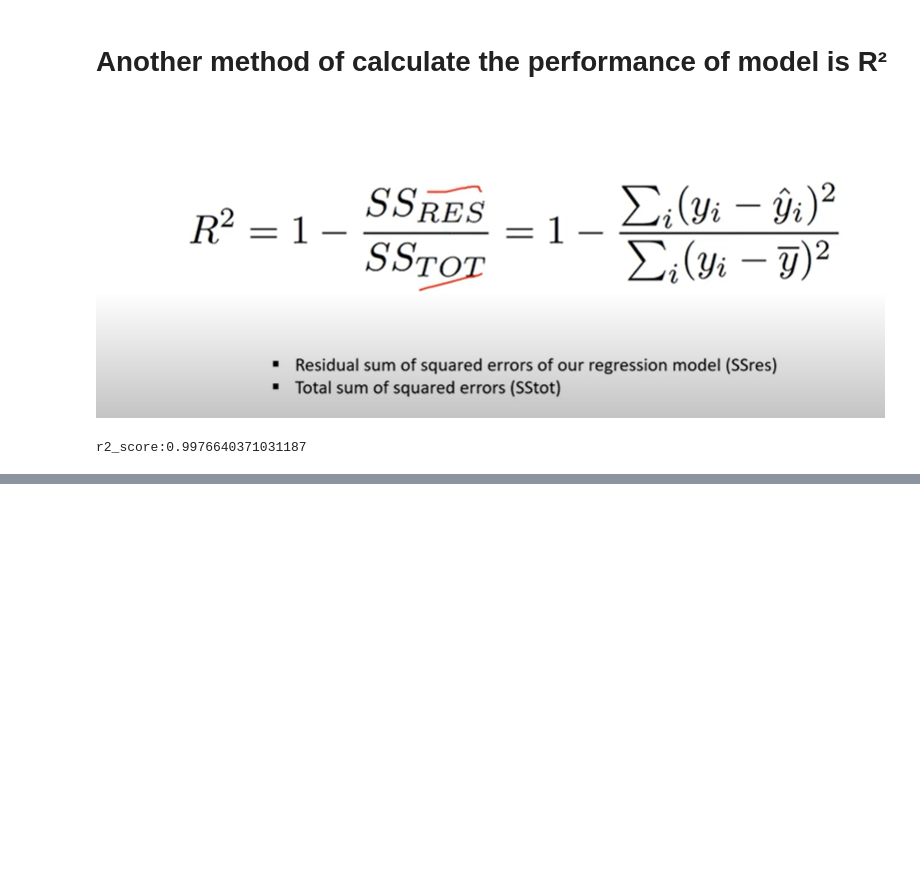
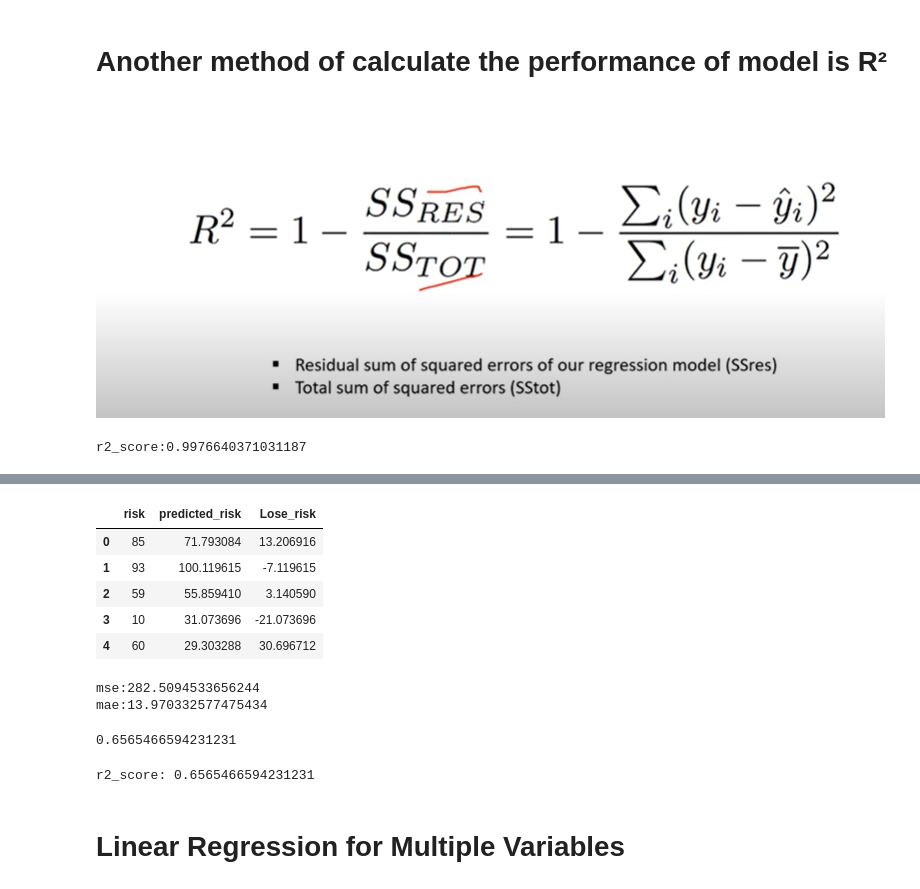
Before and after one commit to shihab-iiuc/Linear-Regression-learning, a Jupyter notebook: Linear_Regression.ipynb, the cells around one changed output, grey strips where cells are left out. Cells and saved outputs as stored; diff of their text form; code cells hidden in the pictures; blank space fills up the shorter version.

```diff
--- a/Linear_Regression.ipynb
+++ b/Linear_Regression.ipynb
@@ -116,0 +162,34 @@ r2_score:0.9976640371031187
+# %%
+a_train, a_test, b_train, b_test = train_test_split(a, b, test_size=0.4, random_state=13)
+riskanalysis.fit(a_train, b_train)
+predicted_risk = riskanalysis.predict(a_test)
+ra = pd.DataFrame({
+    'risk': b_test['risk'].values,  # Extract the 1D 'speed' values from b_test
+    'predicted_risk': predicted_risk.flatten()  # Flatten predicted_risk to 1D
+})
+ra['Lose_risk'] = ra['risk'] - ra['predicted_risk']
+
+ra.head()
+# %% [output]
+|  | risk | predicted_risk | Lose_risk |
+| 0 | 85 | 71.793084 | 13.206916 |
+| 1 | 93 | 100.119615 | -7.119615 |
+| 2 | 59 | 55.859410 | 3.140590 |
+| 3 | 10 | 31.073696 | -21.073696 |
+| 4 | 60 | 29.303288 | 30.696712 |
+# %%
+print(f"mse:{mean_squared_error(ra['risk'],ra['predicted_risk'])}")
+print(f"mae:{mean_absolute_error(ra['risk'],ra['predicted_risk'])}")
+# %% [output]
+mse:282.5094533656244
+mae:13.970332577475434
+# %%
+riskanalysis.score(a_test, b_test)
+# %% [output]
+0.6565466594231231
+# %%
+print(f"r2_score: {r2_score(ra['risk'], ra['predicted_risk'])}")
+# %% [output]
+r2_score: 0.6565466594231231
+# %% [markdown]
+# Linear Regression for Multiple Variables
```
Also changed, not shown: parts of 7 cells of this notebook.
